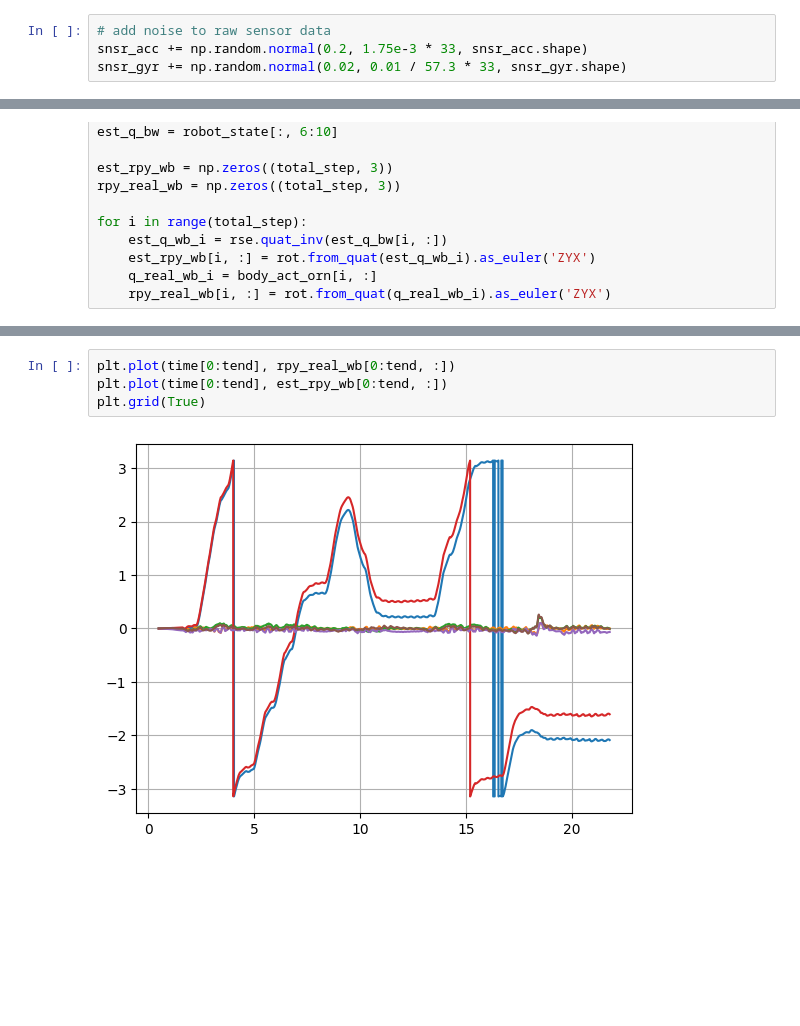
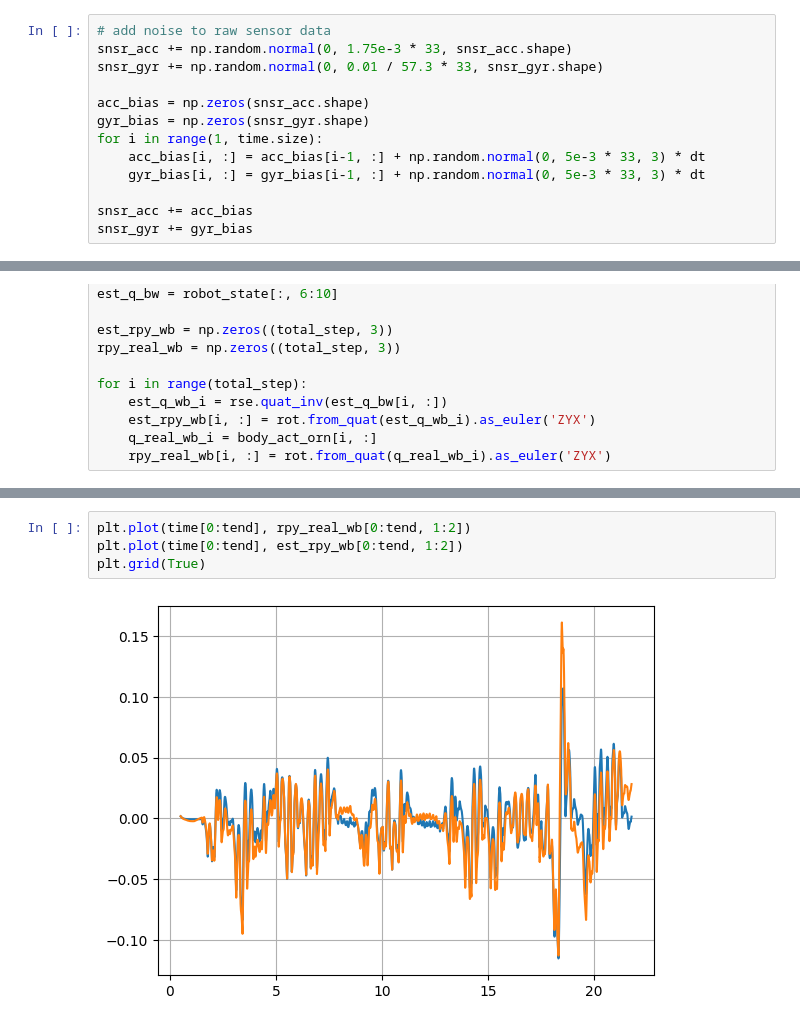
Before and after one commit to bearves/PyDog, a Jupyter notebook: StateEstTuning/Tuning_EKF.ipynb, the cells around one changed output, grey strips where cells are left out. Drawn from its saved outputs; the diff is of its cells as text; blank space fills up the shorter version.

```diff
--- a/StateEstTuning/Tuning_EKF.ipynb
+++ b/StateEstTuning/Tuning_EKF.ipynb
@@ -34,8 +34,17 @@ plt.grid(True)
 [figure]
 # %%
 # add noise to raw sensor data
-snsr_acc += np.random.normal(0.2, 1.75e-3 * 33, snsr_acc.shape)
-snsr_gyr += np.random.normal(0.02, 0.01 / 57.3 * 33, snsr_gyr.shape)
+snsr_acc += np.random.normal(0, 1.75e-3 * 33, snsr_acc.shape)
+snsr_gyr += np.random.normal(0, 0.01 / 57.3 * 33, snsr_gyr.shape)
+
+acc_bias = np.zeros(snsr_acc.shape)
+gyr_bias = np.zeros(snsr_gyr.shape)
+for i in range(1, time.size):
+    acc_bias[i, :] = acc_bias[i-1, :] + np.random.normal(0, 5e-3 * 33, 3) * dt
+    gyr_bias[i, :] = gyr_bias[i-1, :] + np.random.normal(0, 5e-3 * 33, 3) * dt
+
+snsr_acc += acc_bias
+snsr_gyr += gyr_bias
 # %%
 # Rotate sensor data from IMU local frame to body frame/world frame
 # translation 0.000000 0.000000 0.000000
@@ -160,6 +171,6 @@ plt.grid(True)
 # %%
-plt.plot(time[0:tend], rpy_real_wb[0:tend, :])
-plt.plot(time[0:tend], est_rpy_wb[0:tend, :])
+plt.plot(time[0:tend], rpy_real_wb[0:tend, 1:2])
+plt.plot(time[0:tend], est_rpy_wb[0:tend, 1:2])
 plt.grid(True)
 # %% [output]
-[figure, old version]
+[figure, new version]
```
Also changed, not shown: parts of 3 cells of this notebook, 1 other file.
